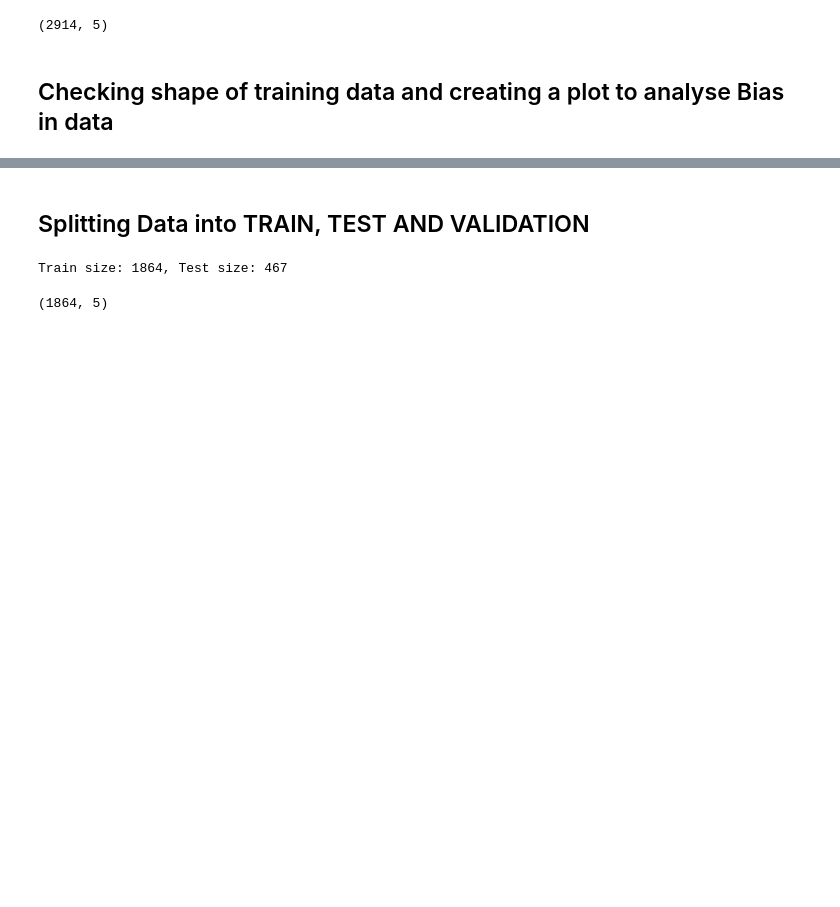
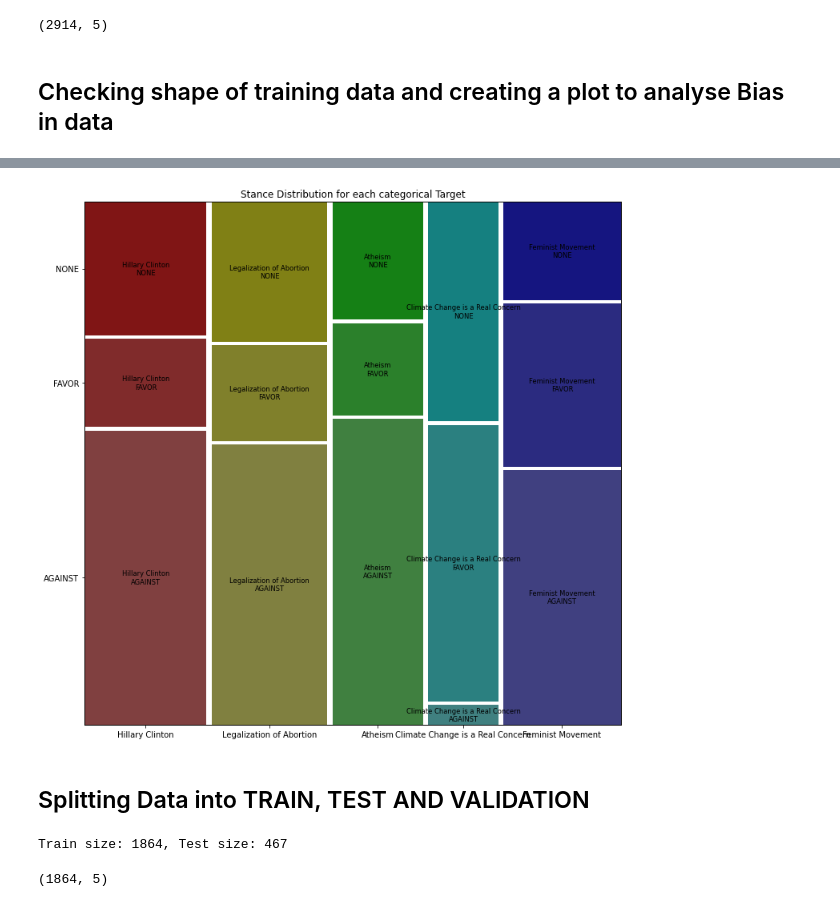
Before and after one commit to jamjewel/Stance-Classification-in-Tweets-using-NLP, a Jupyter notebook: DeepLearningAssignment2.ipynb, the cells around one changed output, grey strips where cells are left out. Drawn from its saved outputs; the diff is of its cells as text; code cells hidden in the pictures; blank space fills up the shorter version.

```diff
--- a/DeepLearningAssignment2.ipynb
+++ b/DeepLearningAssignment2.ipynb
@@ -70,3 +77,12 @@ shape_data_group.count()
+# %%
+df1 = pd.DataFrame(train,columns=['Target','Stance'])
+
+from statsmodels.graphics.mosaicplot import mosaic
+plt.rcParams['font.size'] = 10.0
+plt.rcParams["figure.figsize"]=(12.0, 12.0)
+mosaic(df1, ['Target', 'Stance'],gap=0.01,title='Stance Distribution for each categorical Target');
+# %% [output]
+[figure, added]
 # %% [markdown]
 ## Splitting Data into TRAIN, TEST AND VALIDATION
 # %%
```
Also changed, not shown: parts of 19 cells of this notebook.
